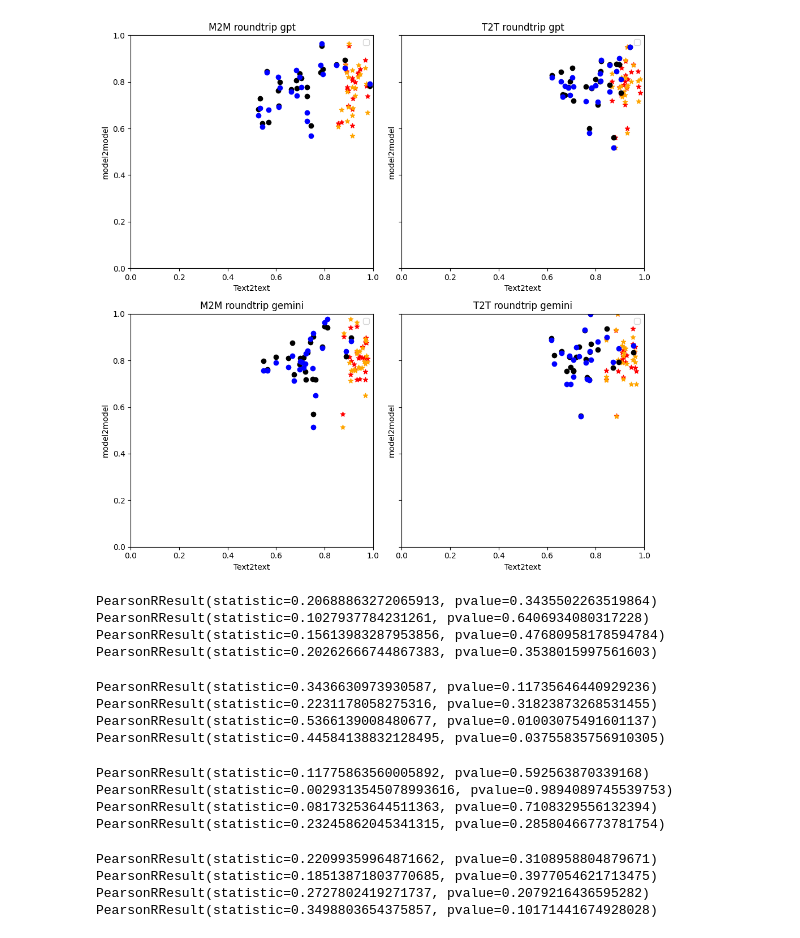
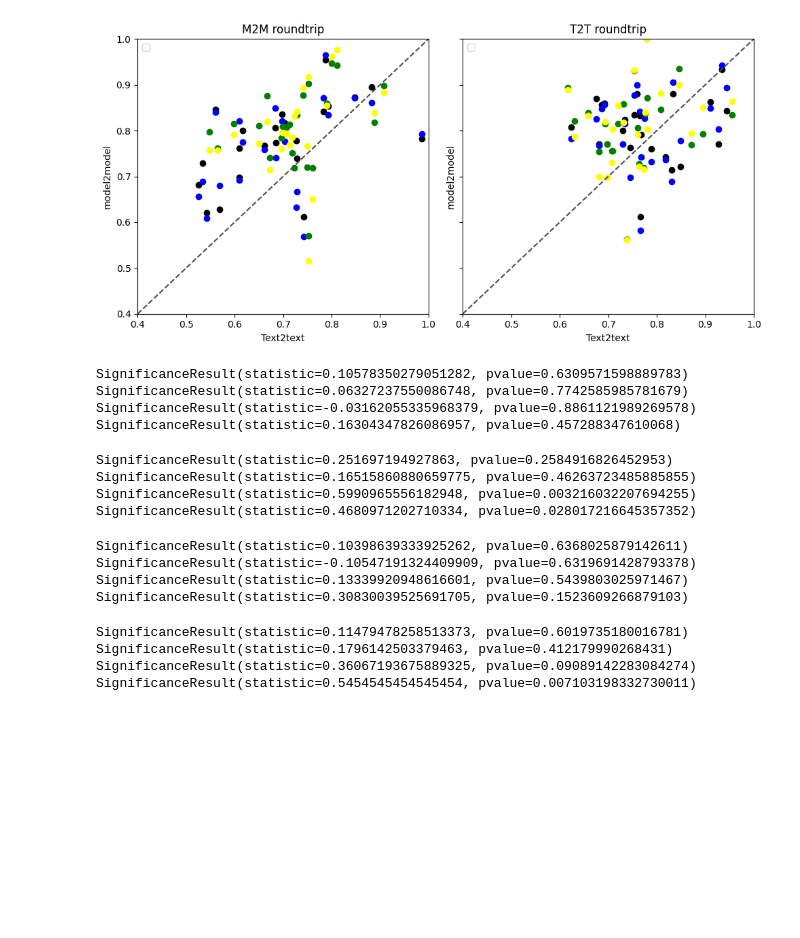
Before and after one commit to SAP-samples/llm-round-trip-correctness, a Jupyter notebook: notebooks/test_roundtrip_pipeline.ipynb, the cells around one changed output. Drawn from its saved outputs; the diff is of its cells as text; code cells hidden in the pictures; blank space fills up the shorter version.

Commit message:
plottingf results

```diff
--- a/notebooks/test_roundtrip_pipeline.ipynb
+++ b/notebooks/test_roundtrip_pipeline.ipynb
@@ -56,7 +44,7 @@ t2t_1_m2m_gem, t2t_2_m2m_gem, m2m_1_m2m_gem, m2m_2_m2m_gem = (
 # %%
 import matplotlib.pyplot as plt
 
-fig, axs = plt.subplots(1, 2, figsize=(10, 10), sharey=True)
+fig, axs = plt.subplots(1, 2, figsize=(10, 5), sharey=True)
 
 # axs[0].scatter(t2t_1_m2m.values, m2m_1_m2m.values, marker="*", color="red")
 # axs[0].scatter(t2t_1_m2m.values, m2m_2_m2m.values, marker="*", color="orange")
@@ -65,10 +53,11 @@ axs[0].scatter(t2t_2_m2m.values, m2m_2_m2m.values, marker="o", color="blue")
 axs[0].scatter(t2t_2_m2m_gem.values, m2m_1_m2m_gem.values, marker="o", color="green")
 axs[0].scatter(t2t_2_m2m_gem.values, m2m_2_m2m_gem.values, marker="o", color="yellow")
 axs[0].set_title("M2M roundtrip")
-axs[0].set_xlim(0, 1)
-axs[0].set_ylim(0, 1)
+axs[0].set_xlim(0.4, 1)
+axs[0].set_ylim(0.4, 1)
 axs[0].set_xlabel("Text2text")
 axs[0].set_ylabel("model2model")
+axs[0].plot(axs[0].get_xlim(), axs[0].get_ylim(), ls="--", c=".3")
 
 # axs[ 1].scatter(t2t_1_t2t.values, m2m_1_t2t.values, marker="*", color="red")
 # axs[ 1].scatter(t2t_1_t2t.values, m2m_2_t2t.values, marker="*", color="orange")
@@ -77,78 +66,79 @@ axs[1].scatter(t2t_2_t2t.values, m2m_2_t2t.values, marker="o", color="blue")
 axs[1].scatter(t2t_2_t2t_gem.values, m2m_1_t2t_gem.values, marker="o", color="green")
 axs[1].scatter(t2t_2_t2t_gem.values, m2m_2_t2t_gem.values, marker="o", color="yellow")
 axs[1].set_title("T2T roundtrip")
-axs[1].set_xlim(0, 1)
-axs[1].set_ylim(0, 1)
+axs[1].set_xlim(0.4, 1)
+axs[1].set_ylim(0.4, 1)
 axs[1].set_xlabel("Text2text")
 axs[1].set_ylabel("model2model")
+axs[1].plot(axs[1].get_xlim(), axs[1].get_ylim(), ls="--", c=".3")
 
 # axs[1, 0].scatter(t2t_1_m2m_gem.values, m2m_1_m2m_gem.values, marker="*", color="red")
 # axs[1, 0].scatter(t2t_1_m2m_gem.values, m2m_2_m2m_gem.values, marker="*", color="orange")
 # axs[1, 0].scatter(t2t_2_m2m_gem.values, m2m_1_m2m_gem.values, marker="o", color="black")
 # axs[1, 0].scatter(t2t_2_m2m_gem.values, m2m_2_m2m_gem.values, marker="o", color="blue")
 # axs[1, 0].set_title("M2M roundtrip gemini")
 # axs[1, 0].set_xlim(0, 1)
 # axs[1, 0].set_ylim(0, 1)
 # axs[1, 0].set_xlabel("Text2text")
 # axs[1, 0].set_ylabel("model2model")
 
 # axs[1, 1].scatter(t2t_1_t2t_gem.values, m2m_1_t2t_gem.values, marker="*", color="red")
 # axs[1, 1].scatter(t2t_1_t2t_gem.values, m2m_2_t2t_gem.values, marker="*", color="orange")
 # axs[1, 1].scatter(t2t_2_t2t_gem.values, m2m_1_t2t_gem.values, marker="o", color="black")
 # axs[1, 1].scatter(t2t_2_t2t_gem.values, m2m_2_t2t_gem.values, marker="o", color="blue")
 # axs[1, 1].set_title("T2T roundtrip gemini")
 # axs[1, 1].set_xlim(0, 1)
 # axs[1, 1].set_ylim(0, 1)
 # axs[1, 1].set_xlabel("Text2text")
 # axs[1, 1].set_ylabel("model2model")
 
 # Make sure to use the legend individually for each subplot, if desired
 for ax in axs.flat:
     ax.legend()
 
 plt.tight_layout()
 plt.show()
 # %% [output]
-[figure, old version]
+[figure, new version]
 # %%
-from scipy.stats import pearsonr
+from scipy.stats import spearmanr
 
-print(pearsonr(list(t2t_1_t2t.values), list(m2m_1_t2t.values)))
-print(pearsonr(list(t2t_1_t2t.values), list(m2m_2_t2t.values)))
-print(pearsonr(list(t2t_2_t2t.values), list(m2m_1_t2t.values)))
-print(pearsonr(list(t2t_2_t2t.values), list(m2m_2_t2t.values)))
+print(spearmanr(list(t2t_1_t2t.values), list(m2m_1_t2t.values)))
+print(spearmanr(list(t2t_1_t2t.values), list(m2m_2_t2t.values)))
+print(spearmanr(list(t2t_2_t2t.values), list(m2m_1_t2t.values)))
+print(spearmanr(list(t2t_2_t2t.values), list(m2m_2_t2t.values)))
 # %% [output]
-PearsonRResult(statistic=0.20688863272065913, pvalue=0.3435502263519864)
-PearsonRResult(statistic=0.1027937784231261, pvalue=0.6406934080317228)
-PearsonRResult(statistic=0.15613983287953856, pvalue=0.47680958178594784)
-PearsonRResult(statistic=0.20262666744867383, pvalue=0.3538015997561603)
+SignificanceResult(statistic=0.10578350279051282, pvalue=0.6309571598889783)
+SignificanceResult(statistic=0.06327237550086748, pvalue=0.7742585985781679)
+SignificanceResult(statistic=-0.03162055335968379, pvalue=0.8861121989269578)
+SignificanceResult(statistic=0.16304347826086957, pvalue=0.457288347610068)
 # %%
-print(pearsonr(list(t2t_1_m2m.values), list(m2m_1_m2m.values)))
-print(pearsonr(list(t2t_1_m2m.values), list(m2m_2_m2m.values)))
-print(pearsonr(list(t2t_2_m2m.values), list(m2m_1_m2m.values)))
-print(pearsonr(list(t2t_2_m2m.values), list(m2m_2_m2m.values)))
+print(spearmanr(list(t2t_1_m2m.values), list(m2m_1_m2m.values)))
+print(spearmanr(list(t2t_1_m2m.values), list(m2m_2_m2m.values)))
+print(spearmanr(list(t2t_2_m2m.values), list(m2m_1_m2m.values)))
+print(spearmanr(list(t2t_2_m2m.values), list(m2m_2_m2m.values)))
 # %% [output]
-PearsonRResult(statistic=0.3436630973930587, pvalue=0.11735646440929236)
-PearsonRResult(statistic=0.2231178058275316, pvalue=0.31823873268531455)
-PearsonRResult(statistic=0.5366139008480677, pvalue=0.01003075491601137)
-PearsonRResult(statistic=0.44584138832128495, pvalue=0.03755835756910305)
+SignificanceResult(statistic=0.251697194927863, pvalue=0.2584916826452953)
+SignificanceResult(statistic=0.16515860880659775, pvalue=0.46263723485885855)
+SignificanceResult(statistic=0.5990965556182948, pvalue=0.003216032207694255)
+SignificanceResult(statistic=0.4680971202710334, pvalue=0.028017216645357352)
 # %%
-print(pearsonr(list(t2t_1_t2t_gem.values), list(m2m_1_t2t_gem.values)))
-print(pearsonr(list(t2t_1_t2t_gem.values), list(m2m_2_t2t_gem.values)))
-print(pearsonr(list(t2t_2_t2t_gem.values), list(m2m_1_t2t_gem.values)))
-print(pearsonr(list(t2t_2_t2t_gem.values), list(m2m_2_t2t_gem.values)))
+print(spearmanr(list(t2t_1_t2t_gem.values), list(m2m_1_t2t_gem.values)))
+print(spearmanr(list(t2t_1_t2t_gem.values), list(m2m_2_t2t_gem.values)))
+print(spearmanr(list(t2t_2_t2t_gem.values), list(m2m_1_t2t_gem.values)))
+print(spearmanr(list(t2t_2_t2t_gem.values), list(m2m_2_t2t_gem.values)))
 # %% [output]
-PearsonRResult(statistic=0.11775863560005892, pvalue=0.592563870339168)
-PearsonRResult(statistic=0.0029313545078993616, pvalue=0.9894089745539753)
-PearsonRResult(statistic=0.08173253644511363, pvalue=0.7108329556132394)
-PearsonRResult(statistic=0.23245862045341315, pvalue=0.28580466773781754)
+SignificanceResult(statistic=0.10398639333925262, pvalue=0.6368025879142611)
+SignificanceResult(statistic=-0.10547191324409909, pvalue=0.6319691428793378)
+SignificanceResult(statistic=0.13339920948616601, pvalue=0.5439803025971467)
+SignificanceResult(statistic=0.30830039525691705, pvalue=0.1523609266879103)
 # %%
-print(pearsonr(list(t2t_1_m2m_gem.values), list(m2m_1_m2m_gem.values)))
-print(pearsonr(list(t2t_1_m2m_gem.values), list(m2m_2_m2m_gem.values)))
-print(pearsonr(list(t2t_2_m2m_gem.values), list(m2m_1_m2m_gem.values)))
-print(pearsonr(list(t2t_2_m2m_gem.values), list(m2m_2_m2m_gem.values)))
+print(spearmanr(list(t2t_1_m2m_gem.values), list(m2m_1_m2m_gem.values)))
+print(spearmanr(list(t2t_1_m2m_gem.values), list(m2m_2_m2m_gem.values)))
+print(spearmanr(list(t2t_2_m2m_gem.values), list(m2m_1_m2m_gem.values)))
+print(spearmanr(list(t2t_2_m2m_gem.values), list(m2m_2_m2m_gem.values)))
 # %% [output]
-PearsonRResult(statistic=0.22099359964871662, pvalue=0.3108958804879671)
-PearsonRResult(statistic=0.18513871803770685, pvalue=0.3977054621713475)
-PearsonRResult(statistic=0.2727802419271737, pvalue=0.2079216436595282)
-PearsonRResult(statistic=0.3498803654375857, pvalue=0.10171441674928028)
+SignificanceResult(statistic=0.11479478258513373, pvalue=0.6019735180016781)
+SignificanceResult(statistic=0.1796142503379463, pvalue=0.412179990268431)
+SignificanceResult(statistic=0.36067193675889325, pvalue=0.09089142283084274)
+SignificanceResult(statistic=0.5454545454545454, pvalue=0.007103198332730011)
```
Also changed, not shown: parts of 1 cell of this notebook.
